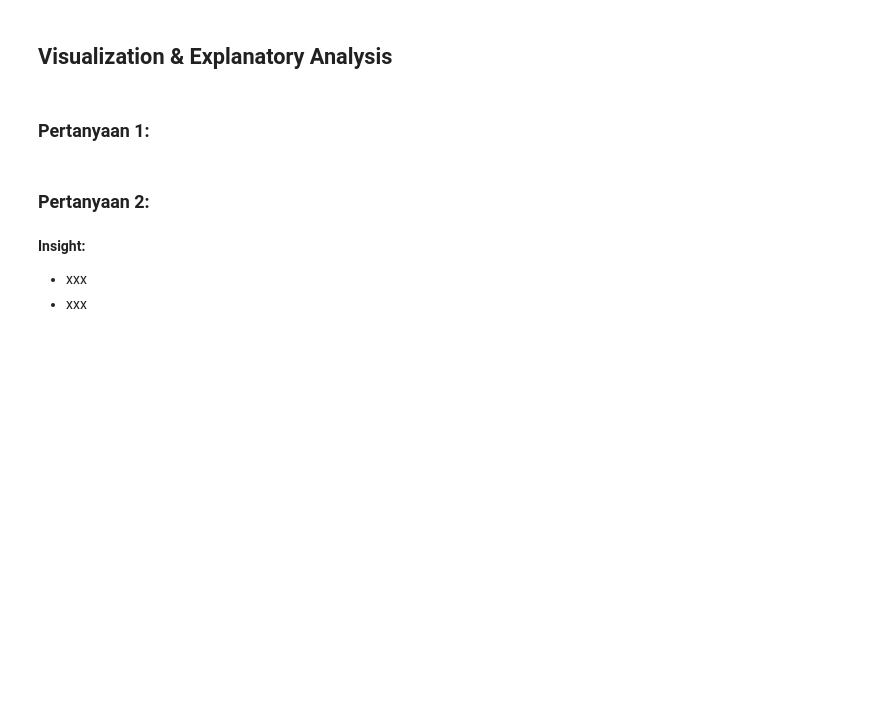
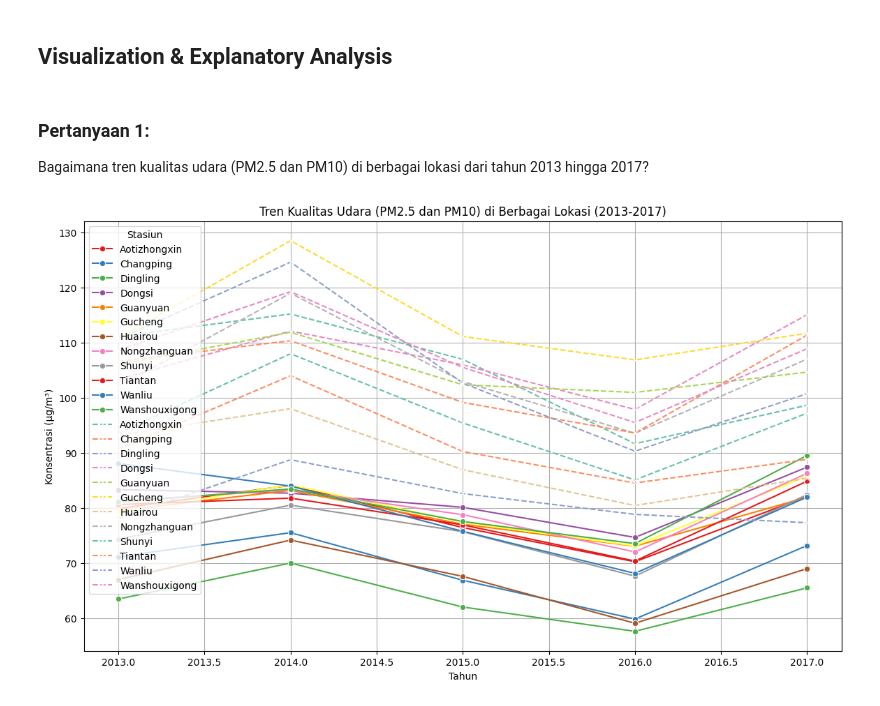
Before and after one commit to aryasetiap/analisis-kualitas-udara-dicoding, a Jupyter notebook: Proyek_Analisis_Data.ipynb, the cells around one changed output. Saved outputs shown, nothing was run; the diff lists cells and outputs as text; code cells hidden in the pictures; blank space fills up the shorter version.

Commit message:
Visualization & Explanatory Analysis dan Analisis Lanjutan Goespatial

```diff
--- a/Proyek_Analisis_Data.ipynb
+++ b/Proyek_Analisis_Data.ipynb
@@ -287,11 +286,32 @@ Wanshouxigong  54.141088  13.784864  1011.511201  2.707655   0.0  1.692652
 - Variasi Kualitas Udara Berdasarkan Stasiun dari analisis pola polutan, terlihat bahwa stasiun Dongsi memiliki tingkat polutan tertinggi untuk beberapa variabel, termasuk PM2.5 dan SO2. Sebaliknya, stasiun Dingling menunjukkan rata-rata polutan terendah untuk PM2.5, PM10, SO2, dan CO. Hal ini menandakan adanya perbedaan signifikan dalam kualitas udara antar lokasi, yang mungkin dipengaruhi oleh faktor-faktor lokal seperti aktivitas industri, kepadatan penduduk, atau kondisi geografis. Data ini sangat berharga untuk merencanakan intervensi dan kebijakan pengendalian polusi yang lebih tepat di daerah-daerah yang paling terpengaruh.
 # %% [markdown]
 ## Visualization & Explanatory Analysis
-# %% [markdown]
-### Pertanyaan 1:
-# %% [markdown]
-### Pertanyaan 2:
-# %% [markdown]
-**Insight:**
-- xxx
-- xxx
+# %% [markdown]
+### Pertanyaan 1:
+Bagaimana tren kualitas udara (PM2.5 dan PM10) di berbagai lokasi dari tahun 2013 hingga 2017?
+# %%
+# Mengonversi kolom 'year', 'month', dan 'day' menjadi datetime
+merged_df['date'] = pd.to_datetime(merged_df[['year', 'month', 'day']])
+
+# Mengelompokkan data berdasarkan stasiun dan tahun
+trends_df = merged_df.groupby(['station', merged_df['date'].dt.year])[['PM2.5', 'PM10']].mean().reset_index()
+
+# Membuat grafik tren
+plt.figure(figsize=(14, 8))
+
+# Plot PM2.5 dengan marker
+sns.lineplot(data=trends_df, x='date', y='PM2.5', hue='station', marker='o', palette='Set1', linestyle='-')
+# Plot PM10 dengan marker dan gaya garis putus-putus
+sns.lineplot(data=trends_df, x='date', y='PM10', hue='station', marker='x', palette='Set2', linestyle='--')
+
+# Menambahkan elemen tambahan
+plt.title('Tren Kualitas Udara (PM2.5 dan PM10) di Berbagai Lokasi (2013-2017)')
+plt.xlabel('Tahun')
+plt.ylabel('Konsentrasi (µg/m³)')
+plt.legend(title='Stasiun')  # Judul legend
+plt.grid()
+
+# Menampilkan grafik
+plt.show()
+# %% [output]
+[figure, added]
```
Also changed, not shown: parts of 13 cells of this notebook, 1 other file.
